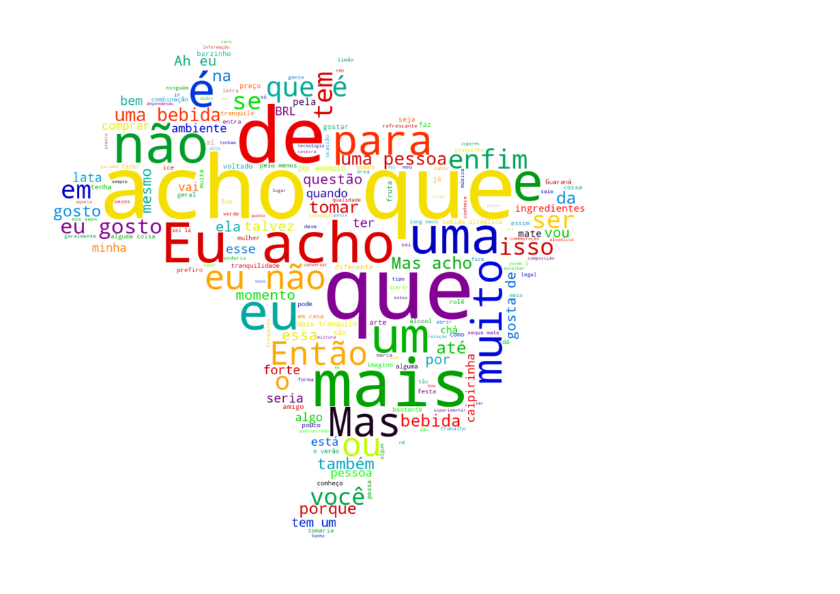
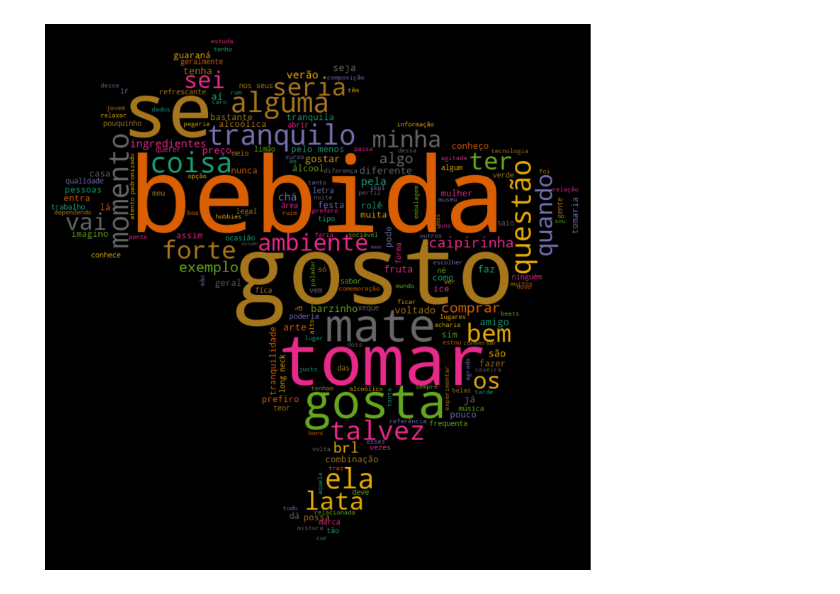
Before and after one commit to LaraGSilva/World-cloud, a Jupyter notebook: cloud.ipynb, the cells around one changed output. Cells and saved outputs as stored; diff of their text form; code cells hidden in the pictures.

Commit message:
finalizacao da cloud

```diff
--- a/cloud.ipynb
+++ b/cloud.ipynb
@@ -77,0 +57,9 @@ obrigada: 1
+# %%
+
+palavras_nao_incluidas = ['eu','tem', 'com','isso', 'pessoa','o','no','do','por','ser','até','porque','por que','da','também','esse','vou','muito','a','um','e','mais','então','ou','você','na','me','enfim','ah','que', 'acho', 'para', 'de', 'essa', 'mas', 'mesmo', 'em', 'é', 'está', 'uma', 'não']
+
+palavras_filtradas = [
+
+        palavra for palavra in palavras if palavra not in palavras_nao_incluidas]
+
+print(palavras_filtradas)
@@ -77,0 +68,13 @@ obrigada: 1
+# %%
+text = Counter(palavras_filtradas)
+
+#print(text)
+
+palavras_ordenadas = sorted(text.items(), key=lambda x: x[1], reverse=True)
+
+for palavra, count in palavras_ordenadas:
+
+        print(f"{palavra}: {count}")
+
+texto_filtrado = ' '.join(palavras_filtradas)
+type(palavras_ordenadas)
@@ -78,14 +100,19 @@ obrigada: 1
 # %%
 
 image_mask = ~np.array(Image.open('mapa_br.png'))
 
 
-wordcloud = WordCloud(width=image_mask.shape[1], height=image_mask.shape[0],mask= image_mask,colormap = 'nipy_spectral_r' ,background_color='white').generate(text)
+wordcloud = WordCloud(
+    width=image_mask.shape[1],
+    height=image_mask.shape[0],
+    mask= image_mask,
+    colormap = 'Dark2_r',
+    background_color='black').generate(texto_filtrado)
 
 
 plt.figure(figsize=(15, 10))
 plt.imshow(wordcloud, interpolation='bilinear')
 plt.axis("off")
 plt.show()
 # %% [output]
-[figure, old version]
+[figure, new version]
```
Also changed, not shown: parts of 4 cells of this notebook, 1 other file.
